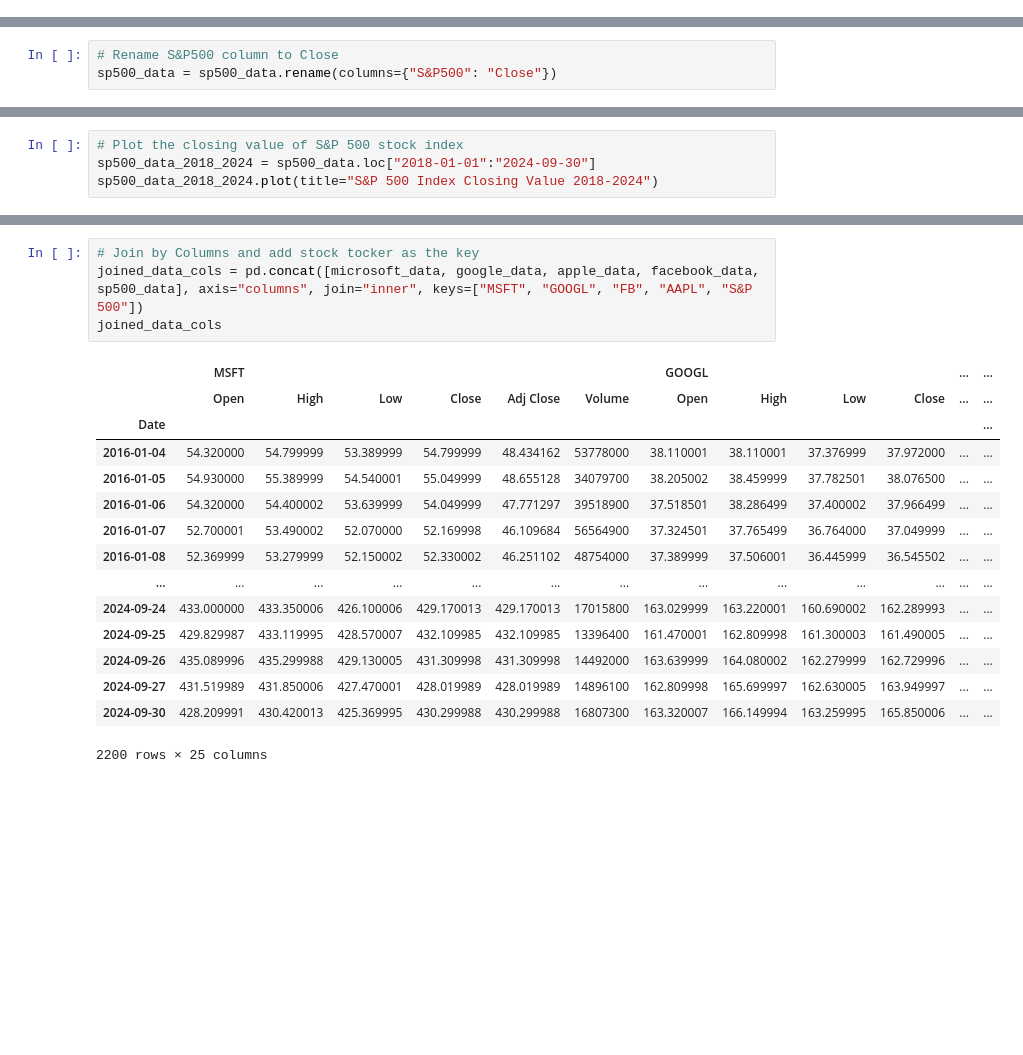
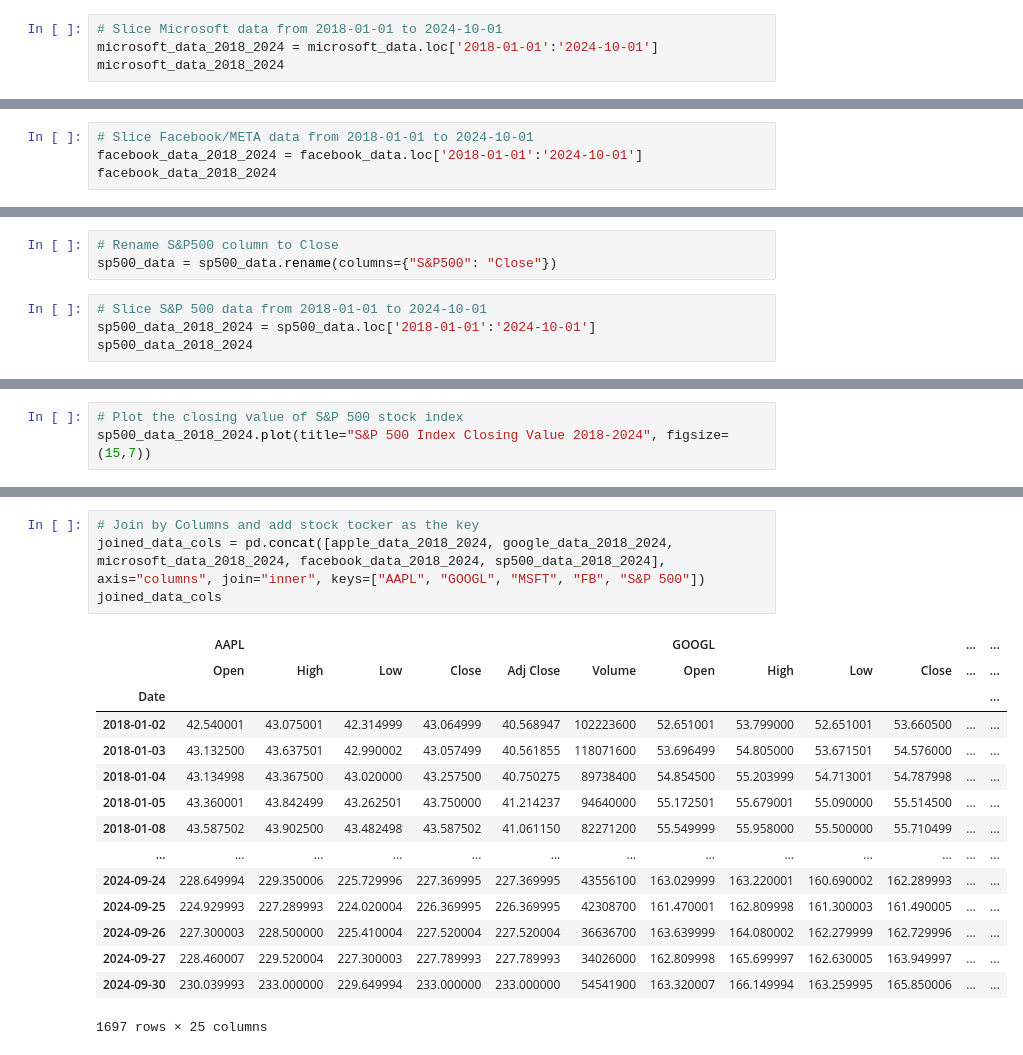
Before and after one commit to KingCam12/Project1_Group3, a Jupyter notebook: project1_group3.ipynb, the cells around one changed output, grey strips where cells are left out. Saved outputs shown, nothing was run; the diff lists cells and outputs as text; blank space fills up the shorter version.

```diff
--- a/project1_group3.ipynb
+++ b/project1_group3.ipynb
@@ -264,0 +194,4 @@ sp500_data
+# %%
+# Slice Microsoft data from 2018-01-01 to 2024-10-01
+microsoft_data_2018_2024 = microsoft_data.loc['2018-01-01':'2024-10-01']
+microsoft_data_2018_2024
@@ -264,0 +220,4 @@ sp500_data
+# %%
+# Slice Facebook/META data from 2018-01-01 to 2024-10-01
+facebook_data_2018_2024 = facebook_data.loc['2018-01-01':'2024-10-01']
+facebook_data_2018_2024
@@ -265,3 +246,7 @@ sp500_data
 # %%
 # Rename S&P500 column to Close
 sp500_data = sp500_data.rename(columns={"S&P500": "Close"})
+# %%
+# Slice S&P 500 data from 2018-01-01 to 2024-10-01
+sp500_data_2018_2024 = sp500_data.loc['2018-01-01':'2024-10-01']
+sp500_data_2018_2024
@@ -268,6 +268,5 @@ sp500_data = sp500_data.rename(columns={"S&P500": "Close"})
 # %%
 # Plot the closing value of S&P 500 stock index
-sp500_data_2018_2024 = sp500_data.loc["2018-01-01":"2024-09-30"]
-sp500_data_2018_2024.plot(title="S&P 500 Index Closing Value 2018-2024")
+sp500_data_2018_2024.plot(title="S&P 500 Index Closing Value 2018-2024", figsize=(15,7))
 # %% [output]
 <Axes: title={'center': 'S&P 500 Index Closing Value 2018-2024'}, xlabel='Date'>
@@ -275,23 +274,23 @@ sp500_data_2018_2024.plot(title="S&P 500 Index Closing Value 2018-2024")
 # %%
 # Join by Columns and add stock tocker as the key
-joined_data_cols = pd.concat([microsoft_data, google_data, apple_data, facebook_data, sp500_data], axis="columns", join="inner", keys=["MSFT", "GOOGL", "FB", "AAPL", "S&P 500"])
+joined_data_cols = pd.concat([apple_data_2018_2024, google_data_2018_2024, microsoft_data_2018_2024, facebook_data_2018_2024, sp500_data_2018_2024], axis="columns", join="inner", keys=["AAPL", "GOOGL", "MSFT", "FB", "S&P 500"])
 joined_data_cols
 # %% [output]
-|  | MSFT |  |  |  |  |  | GOOGL |  |  |  | ... | ... |
+|  | AAPL |  |  |  |  |  | GOOGL |  |  |  | ... | ... |
 |  | Open | High | Low | Close | Adj Close | Volume | Open | High | Low | Close | ... | ... |
 | Date |  |  |  |  |  |  |  |  |  |  |  | ... |
-| 2016-01-04 | 54.320000 | 54.799999 | 53.389999 | 54.799999 | 48.434162 | 53778000 | 38.110001 | 38.110001 | 37.376999 | 37.972000 | ... | ... |
-| 2016-01-05 | 54.930000 | 55.389999 | 54.540001 | 55.049999 | 48.655128 | 34079700 | 38.205002 | 38.459999 | 37.782501 | 38.076500 | ... | ... |
-| 2016-01-06 | 54.320000 | 54.400002 | 53.639999 | 54.049999 | 47.771297 | 39518900 | 37.518501 | 38.286499 | 37.400002 | 37.966499 | ... | ... |
-| 2016-01-07 | 52.700001 | 53.490002 | 52.070000 | 52.169998 | 46.109684 | 56564900 | 37.324501 | 37.765499 | 36.764000 | 37.049999 | ... | ... |
-| 2016-01-08 | 52.369999 | 53.279999 | 52.150002 | 52.330002 | 46.251102 | 48754000 | 37.389999 | 37.506001 | 36.445999 | 36.545502 | ... | ... |
+| 2018-01-02 | 42.540001 | 43.075001 | 42.314999 | 43.064999 | 40.568947 | 102223600 | 52.651001 | 53.799000 | 52.651001 | 53.660500 | ... | ... |
+| 2018-01-03 | 43.132500 | 43.637501 | 42.990002 | 43.057499 | 40.561855 | 118071600 | 53.696499 | 54.805000 | 53.671501 | 54.576000 | ... | ... |
+| 2018-01-04 | 43.134998 | 43.367500 | 43.020000 | 43.257500 | 40.750275 | 89738400 | 54.854500 | 55.203999 | 54.713001 | 54.787998 | ... | ... |
+| 2018-01-05 | 43.360001 | 43.842499 | 43.262501 | 43.750000 | 41.214237 | 94640000 | 55.172501 | 55.679001 | 55.090000 | 55.514500 | ... | ... |
+| 2018-01-08 | 43.587502 | 43.902500 | 43.482498 | 43.587502 | 41.061150 | 82271200 | 55.549999 | 55.958000 | 55.500000 | 55.710499 | ... | ... |
 | ... | ... | ... | ... | ... | ... | ... | ... | ... | ... | ... | ... | ... |
-| 2024-09-24 | 433.000000 | 433.350006 | 426.100006 | 429.170013 | 429.170013 | 17015800 | 163.029999 | 163.220001 | 160.690002 | 162.289993 | ... | ... |
-| 2024-09-25 | 429.829987 | 433.119995 | 428.570007 | 432.109985 | 432.109985 | 13396400 | 161.470001 | 162.809998 | 161.300003 | 161.490005 | ... | ... |
-| 2024-09-26 | 435.089996 | 435.299988 | 429.130005 | 431.309998 | 431.309998 | 14492000 | 163.639999 | 164.080002 | 162.279999 | 162.729996 | ... | ... |
-| 2024-09-27 | 431.519989 | 431.850006 | 427.470001 | 428.019989 | 428.019989 | 14896100 | 162.809998 | 165.699997 | 162.630005 | 163.949997 | ... | ... |
-| 2024-09-30 | 428.209991 | 430.420013 | 425.369995 | 430.299988 | 430.299988 | 16807300 | 163.320007 | 166.149994 | 163.259995 | 165.850006 | ... | ... |
+| 2024-09-24 | 228.649994 | 229.350006 | 225.729996 | 227.369995 | 227.369995 | 43556100 | 163.029999 | 163.220001 | 160.690002 | 162.289993 | ... | ... |
+| 2024-09-25 | 224.929993 | 227.289993 | 224.020004 | 226.369995 | 226.369995 | 42308700 | 161.470001 | 162.809998 | 161.300003 | 161.490005 | ... | ... |
+| 2024-09-26 | 227.300003 | 228.500000 | 225.410004 | 227.520004 | 227.520004 | 36636700 | 163.639999 | 164.080002 | 162.279999 | 162.729996 | ... | ... |
+| 2024-09-27 | 228.460007 | 229.520004 | 227.300003 | 227.789993 | 227.789993 | 34026000 | 162.809998 | 165.699997 | 162.630005 | 163.949997 | ... | ... |
+| 2024-09-30 | 230.039993 | 233.000000 | 229.649994 | 233.000000 | 233.000000 | 54541900 | 163.320007 | 166.149994 | 163.259995 | 165.850006 | ... | ... |
-2200 rows × 25 columns
+1697 rows × 25 columns
 # %%
 # Select only closing prices and volume for each stock
 closing_prices = joined_data_cols.loc[:, pd.IndexSlice[:, "Close"]]
```
Also changed, not shown: parts of 42 cells of this notebook.
